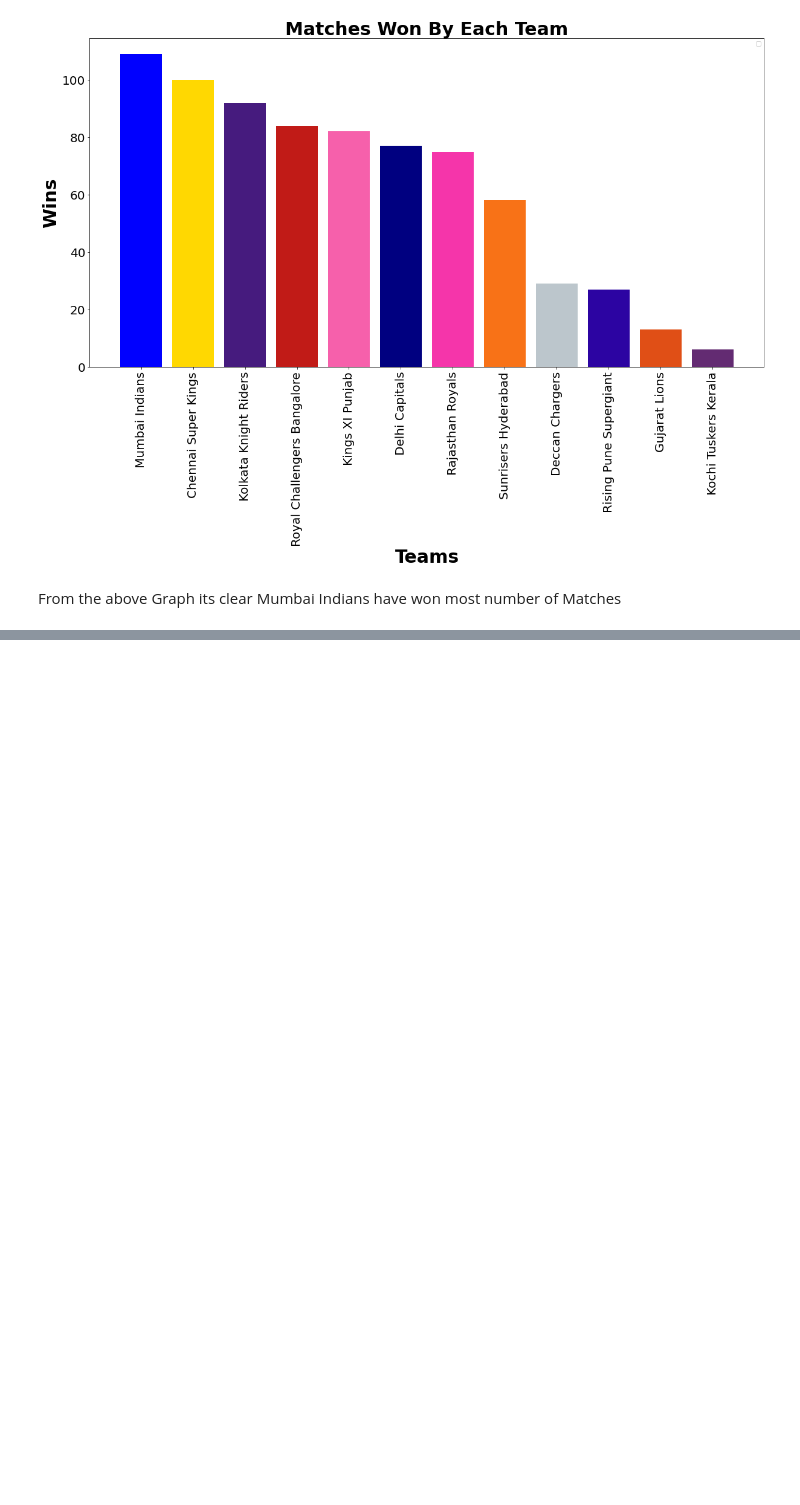
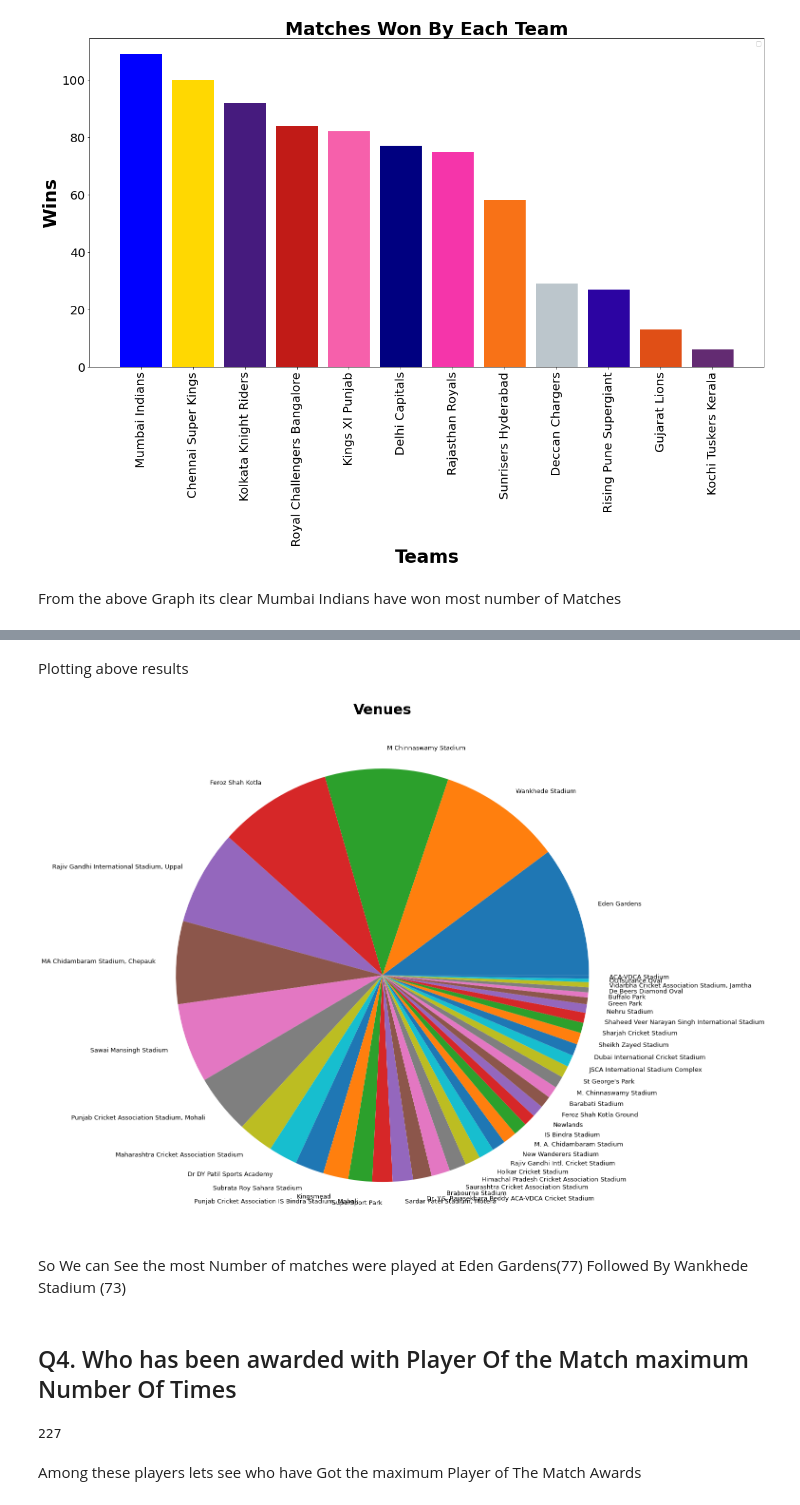
Before and after one commit to shaneydv/IPL-Data-Analysis, a Jupyter notebook: ipl_data_analysis.ipynb, the cells around one changed output, grey strips where cells are left out. Drawn from its saved outputs; the diff is of its cells as text; code cells hidden in the pictures; blank space fills up the shorter version.

```diff
--- a/ipl_data_analysis.ipynb
+++ b/ipl_data_analysis.ipynb
@@ -475,0 +554,7 @@ The Most Preferred Decision After Winning Toss in the IPL Until 2019 has been "C
+# %%
+venue_df = ipl_df.groupby('venue')[['id']].count()
+venue_df = venue_df.sort_values('id',ascending=False).reset_index()
+venue_df.rename(columns={'id':'Total','venue':'Stadium'},inplace=True)
+# %%
+labels = list(venue_df.Stadium)
+venue_df
@@ -475,0 +579,20 @@ The Most Preferred Decision After Winning Toss in the IPL Until 2019 has been "C
+# %% [markdown]
+Plotting above results
+# %%
+plt.figure(figsize=(20,20))
+plt.title("Venues",fontweight='bold',fontsize=30)
+plt.tick_params(labelsize=40)
+plt.pie(venue_df.Total,labels=labels,textprops={'fontsize': 13});
+# %% [output]
+[figure, added]
+# %% [markdown]
+So We can See the most Number of matches were played at Eden Gardens(77) Followed By Wankhede Stadium (73)
+# %% [markdown]
+## Q4. Who has been awarded with Player Of the Match maximum Number Of Times
+# %%
+#Lets Check how many players have been awarded with player of the match award
+len(ipl_df.player_of_match.unique())
+# %% [output]
+227
+# %% [markdown]
+Among these players lets see who have Got the maximum Player of The Match Awards
```
Also changed, not shown: parts of 49 cells of this notebook.
